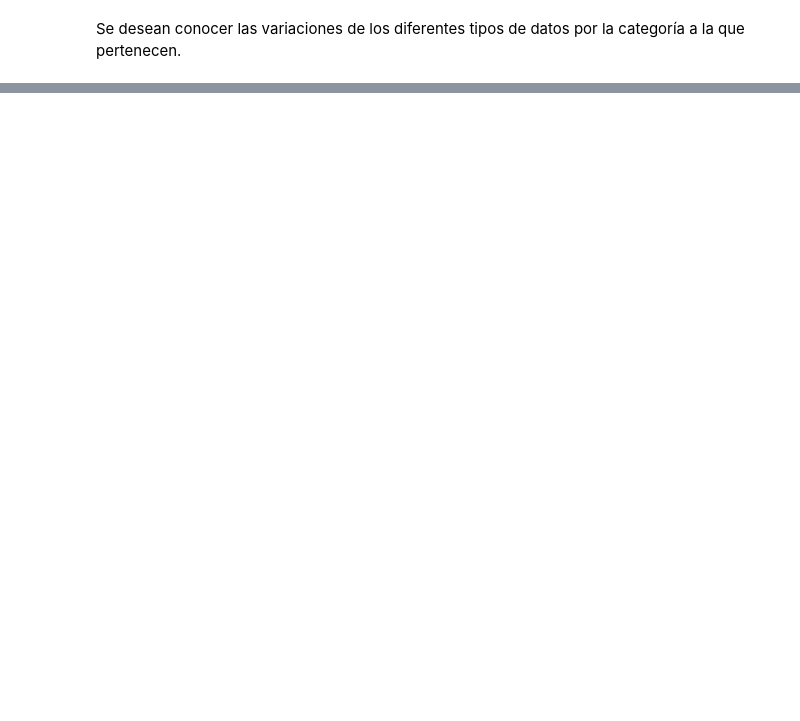
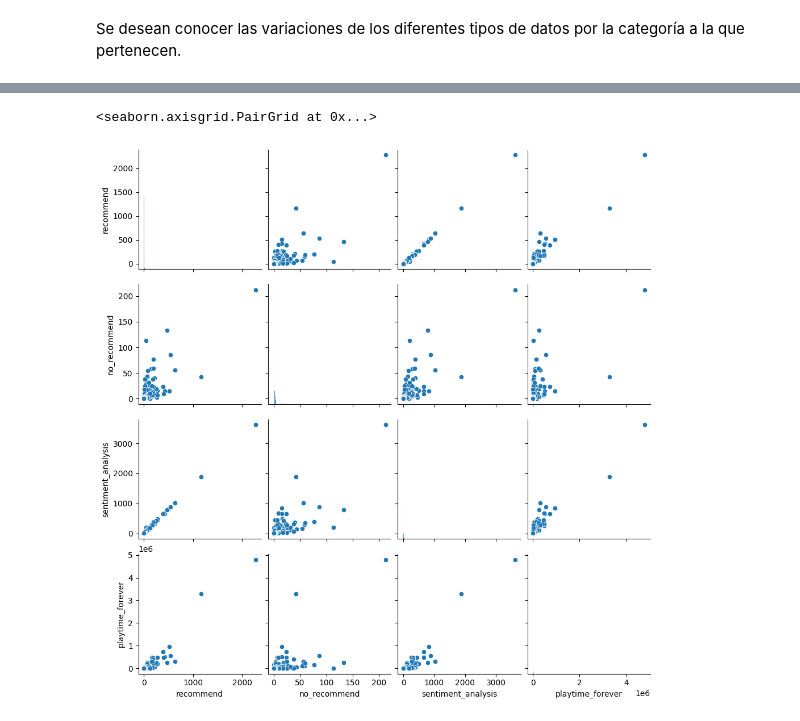
Before and after one commit to DaAnMaGi/Proyecto_Marzo, a Jupyter notebook: Parte 2/Revision_EDA.ipynb, the cells around one changed output, grey strips where cells are left out. Drawn from its saved outputs; the diff is of its cells as text; code cells hidden in the pictures; blank space fills up the shorter version.

```diff
--- a/Parte 2/Revision_EDA.ipynb
+++ b/Parte 2/Revision_EDA.ipynb
@@ -123,0 +171,4 @@ plt.show()
+# %%
+# Se carga el dataframe obtenido para revisar que haya quedado correctamente guardado.
+total_generos = pd.read_parquet("../Data/final/total_generos.parquet")
+total_generos.head()
@@ -123,0 +203,6 @@ plt.show()
+# %%
+# Se observan las relaciones entre las variables agregadas (recommend, no_recommend, sentiment_analysis, playtime_forever)
+sns.pairplot(total_generos[["recommend","no_recommend","sentiment_analysis","playtime_forever"]])
+# %% [output]
+<seaborn.axisgrid.PairGrid at 0x...>
+[figure, added]
```
Also changed, not shown: parts of 17 cells of this notebook, 1 other file.
